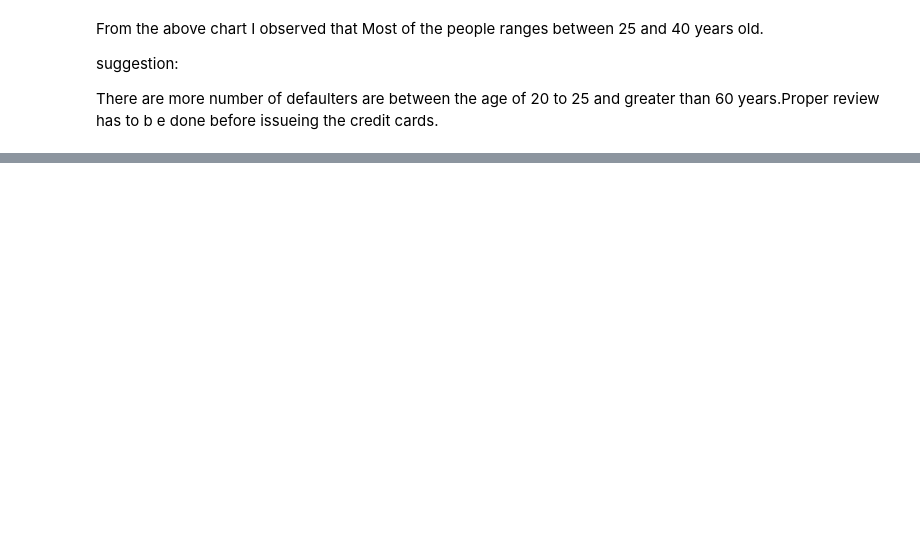
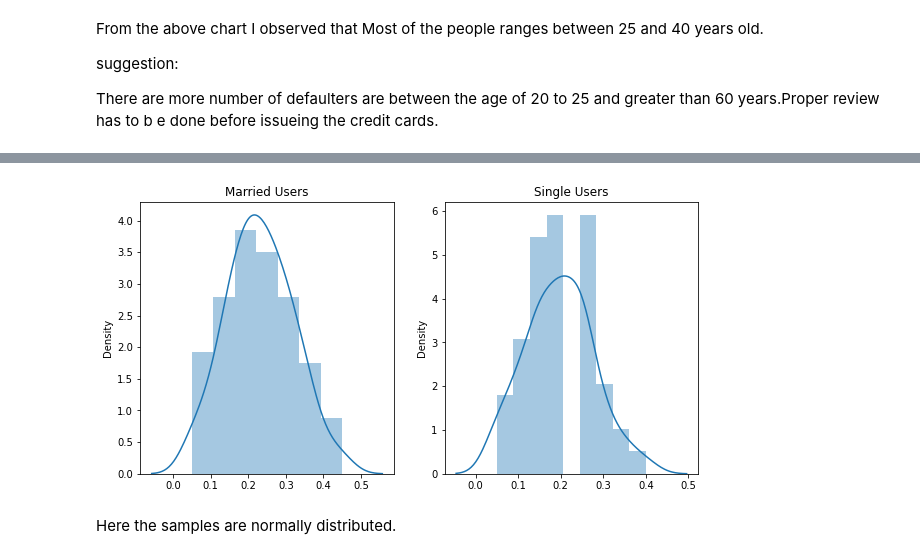
Before and after one commit to m123m12/credit-card-default-prediction, a Jupyter notebook: credit_card_default_prediction.ipynb, the cells around one changed output, grey strips where cells are left out. Saved outputs shown, nothing was run; the diff lists cells and outputs as text; code cells hidden in the pictures; blank space fills up the shorter version.

```diff
--- a/credit_card_default_prediction.ipynb
+++ b/credit_card_default_prediction.ipynb
@@ -433,0 +495,17 @@ There are more number of defaulters  are between the age of 20 to 25 and greater
+# %%
+# Perform Statistical test for obtaining P-Value
+married_sample = np.array([np.mean(card_data1[card_data1["MARRIAGE"]==1].sample(20)["IsDefaulter"].values) for i in range(100)])
+single_sample = np.array([np.mean(card_data1[card_data1["MARRIAGE"]==2].sample(20)["IsDefaulter"].values) for i in range(100)])
+# %%
+plt.subplots(1, 2, figsize = (10, 5))
+plt.subplot(1,2, 1)
+sns.distplot(married_sample)
+plt.title("Married Users")
+plt.subplot(1, 2, 2)
+sns.distplot(single_sample)
+plt.title("Single Users")
+plt.show()
+# %% [output]
+[figure, added]
+# %% [markdown]
+Here the samples are normally distributed.
```
Also changed, not shown: parts of 18 cells of this notebook.
